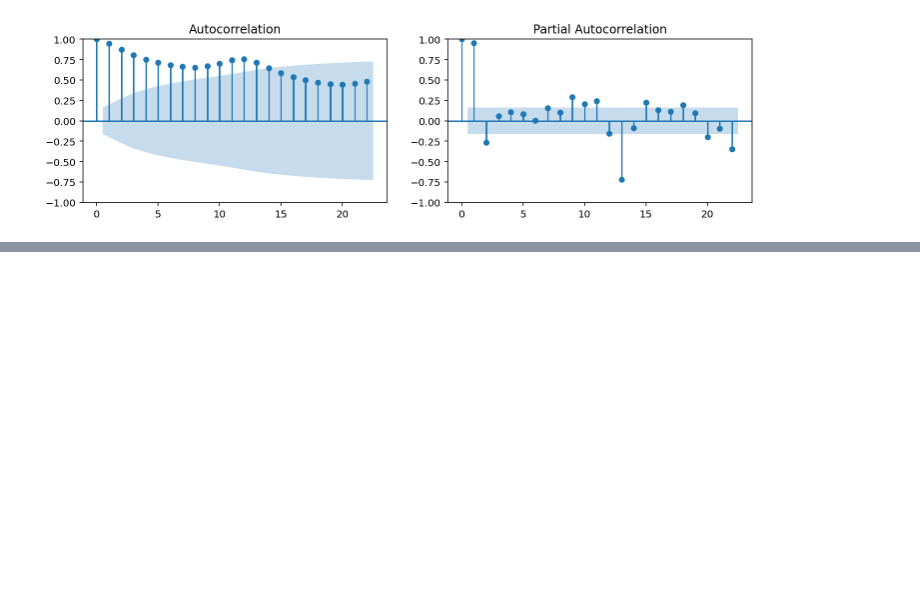
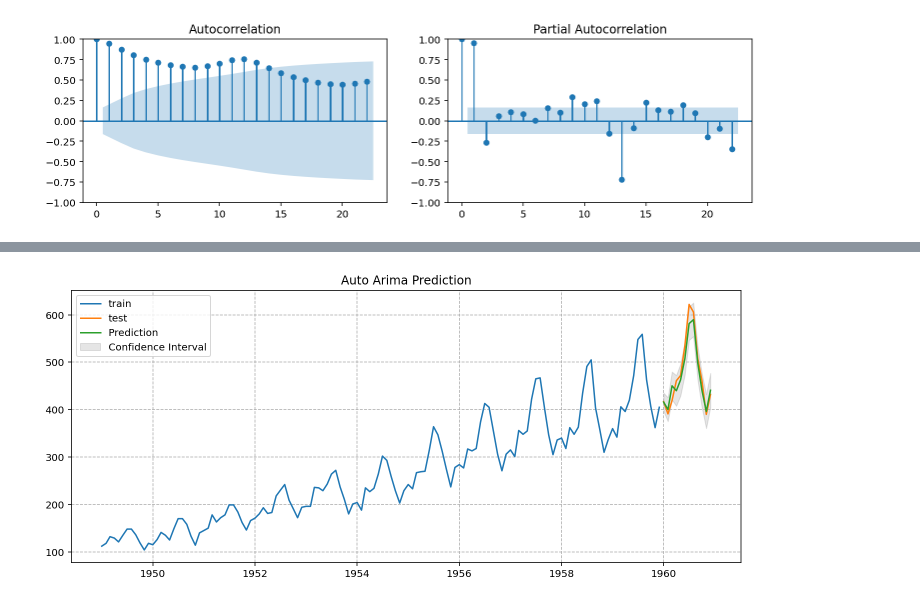
Before and after one commit to Kira1108/TimeSeriesCode, a Jupyter notebook: 11.api.ipynb, the cells around one changed output, grey strips where cells are left out. Saved outputs shown, nothing was run; the diff lists cells and outputs as text; code cells hidden in the pictures; blank space fills up the shorter version.

```diff
--- a/11.api.ipynb
+++ b/11.api.ipynb
@@ -336,0 +356,5 @@ plot_acf_and_pacf(airline['Passengers'])
+# %%
+Ntest = 12
+air = airline.copy()
+train = air.iloc[:-Ntest]
+test = air.iloc[-Ntest:]
@@ -336,0 +372,6 @@ plot_acf_and_pacf(airline['Passengers'])
+# %%
+model = pm.auto_arima(
+    train['Passengers'],
+    trace = True,
+    suppress_warnings=True,
+    max_p=12, max_q = 2, max_order = 14, seasonal = False,stepwise=False)
@@ -336,0 +430,2 @@ plot_acf_and_pacf(airline['Passengers'])
+# %%
+test_pred, confint = model.predict(n_periods=Ntest, return_conf_int=True)
@@ -336,0 +434,13 @@ plot_acf_and_pacf(airline['Passengers'])
+# %%
+fig, ax = plt.subplots(figsize = (12,5))
+plt.plot(train,label = 'train')
+plt.plot(test,label = 'test')
+plt.plot(test.index, test_pred, label = 'Prediction')
+# plt.plot(train.index, fitted_values, label = 'Fitted', alpha = 0.6, lw = 2)
+ax.fill_between(test.index, confint[:,0], confint[:,1], color='k', alpha=0.1, label = 'Confidence Interval')
+plt.legend(loc = 'upper left')
+plt.grid(linestyle = '--')
+plt.title("Auto Arima Prediction")
+plt.show()
+# %% [output]
+[figure, added]
```
Also changed, not shown: parts of 7 cells of this notebook.
